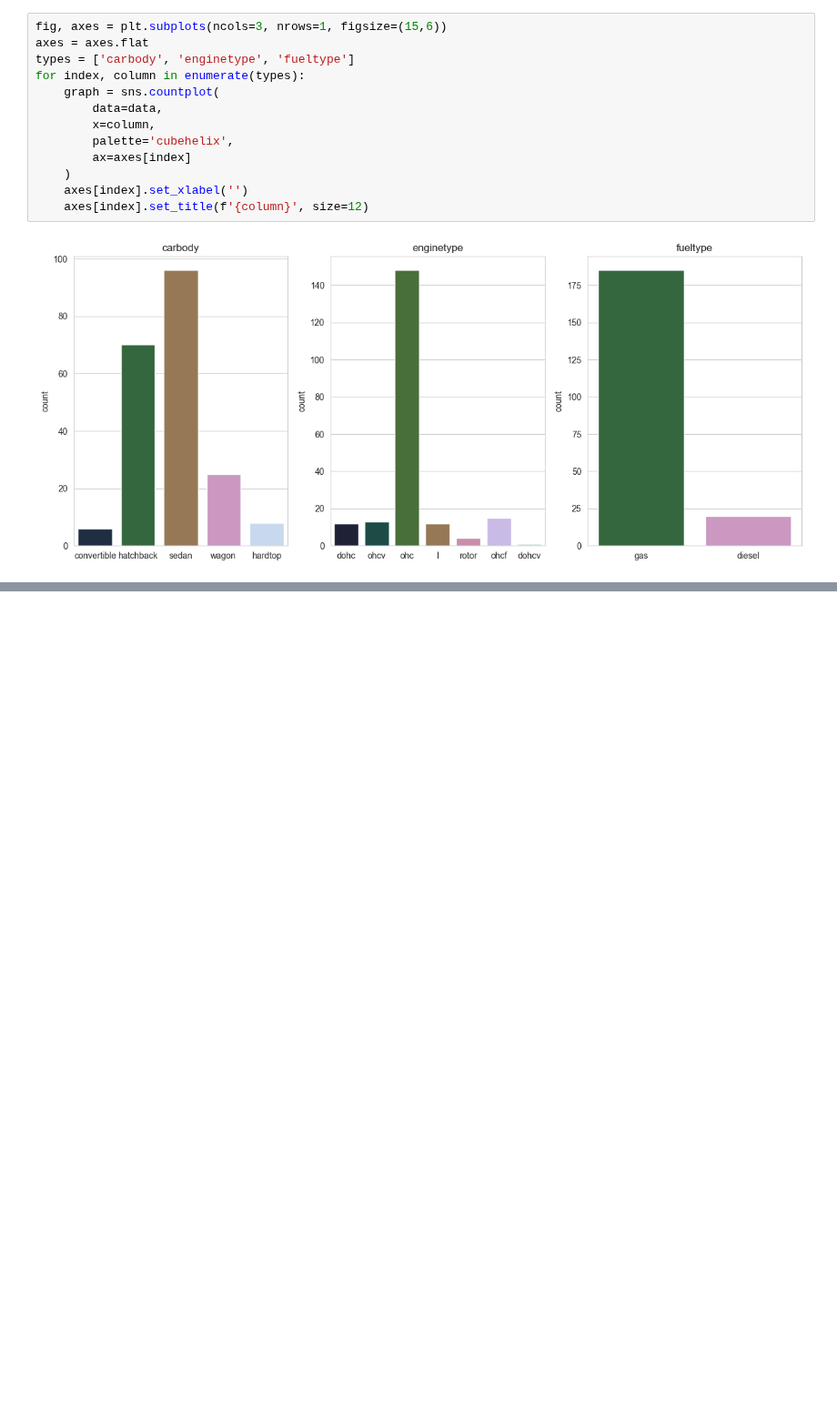
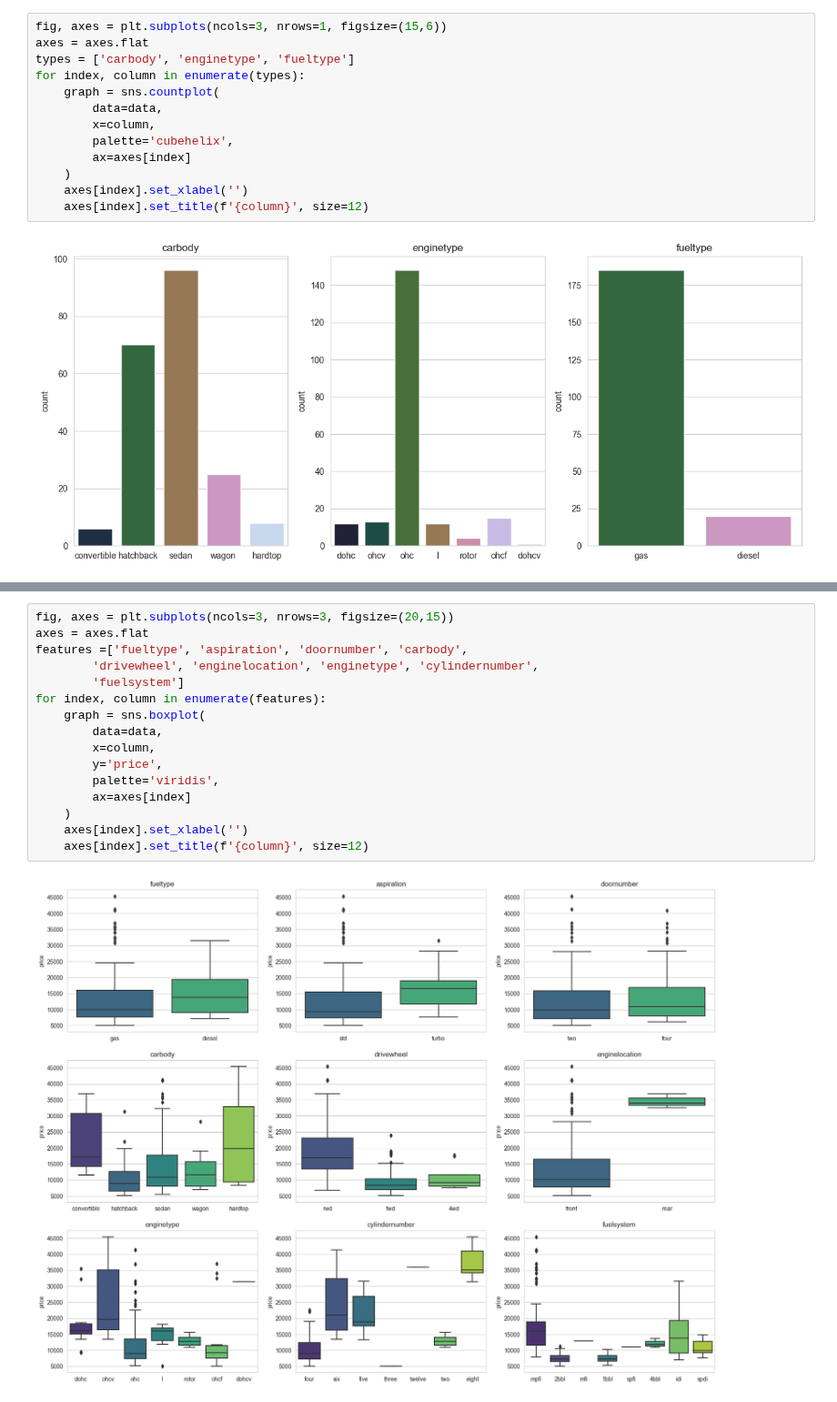
Before and after one commit to SwagAbyss/SwagML, a Jupyter notebook: Projects/Car Price prediction/car_price_prediction.ipynb, the cells around one changed output, grey strips where cells are left out. Shown at 91% size. Saved outputs shown, nothing was run; the diff lists cells and outputs as text; blank space fills up the shorter version.

```diff
--- a/Projects/Car Price prediction/car_price_prediction.ipynb
+++ b/Projects/Car Price prediction/car_price_prediction.ipynb
@@ -218,0 +232,18 @@ fig, axes = plt.subplots(ncols=)
+# %%
+fig, axes = plt.subplots(ncols=3, nrows=3, figsize=(20,15))
+axes = axes.flat
+features =['fueltype', 'aspiration', 'doornumber', 'carbody',
+        'drivewheel', 'enginelocation', 'enginetype', 'cylindernumber',
+        'fuelsystem']
+for index, column in enumerate(features):
+    graph = sns.boxplot(
+        data=data,
+        x=column,
+        y='price',
+        palette='viridis',
+        ax=axes[index]
+    )
+    axes[index].set_xlabel('')
+    axes[index].set_title(f'{column}', size=12)
+# %% [output]
+[figure, added]
```
Also changed, not shown: parts of 34 cells of this notebook.
